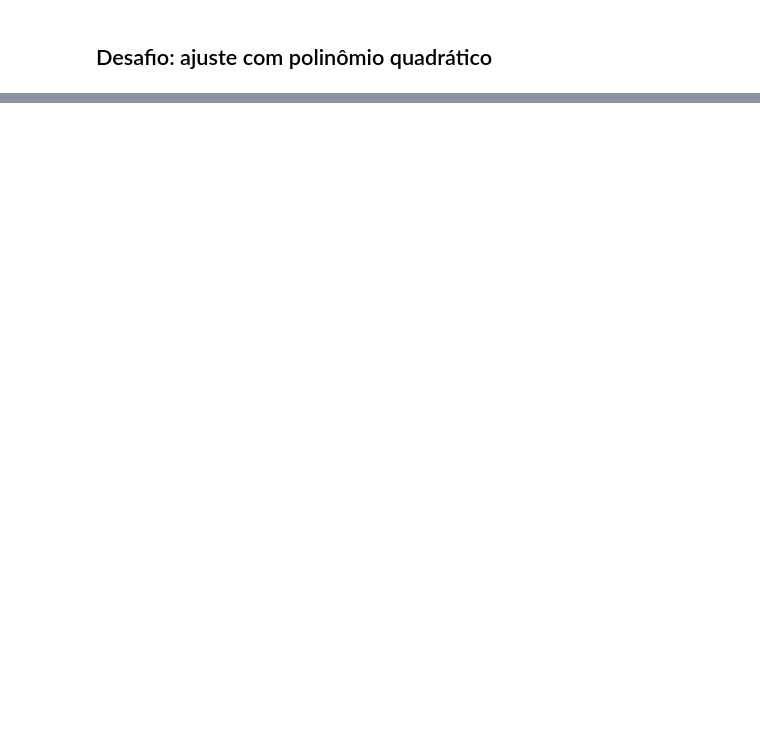
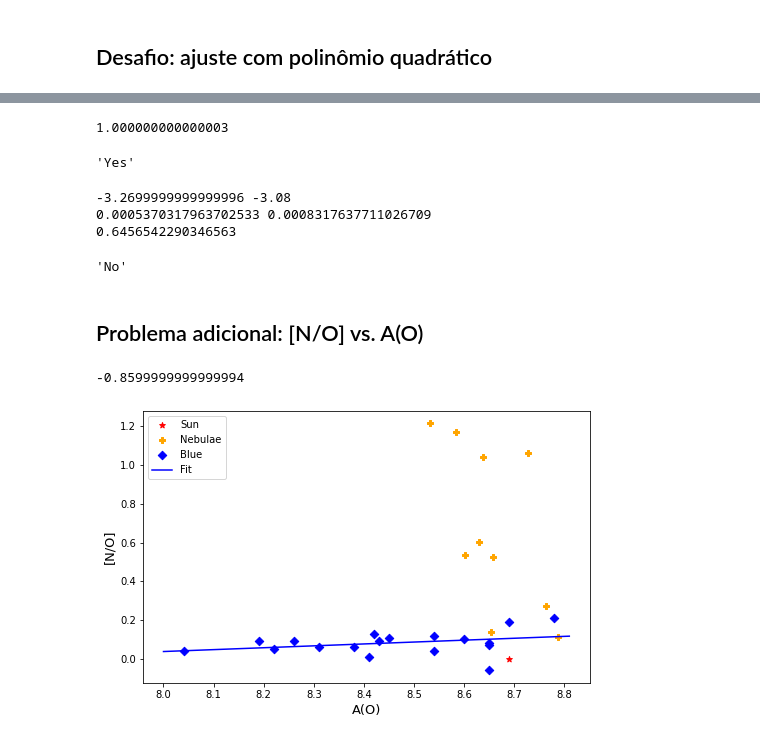
Before and after one commit to migueldeloreto/evolucao-quimica, a Jupyter notebook: atividade1/tarefa_1_evolucao.ipynb, the cells around one changed output, grey strips where cells are left out. Saved outputs shown, nothing was run; the diff lists cells and outputs as text; code cells hidden in the pictures; blank space fills up the shorter version.

```diff
--- a/atividade1/tarefa_1_evolucao.ipynb
+++ b/atividade1/tarefa_1_evolucao.ipynb
@@ -241,0 +276,65 @@ plt.show()
+# %%
+#HD 75732
+c_h=0.3
+o_h=0.07
+check_diamond_planets(nc_sun*(10**(c_h)),no_sun*(10**(o_h)))
+# %% [output]
+1.000000000000003
+'Yes'
+# %%
+#HD 75732 (revised)
+eps_c=8.73
+eps_o=8.92
+nc=10**(-12+eps_c) #Convertendo de abundância para número de átomos
+no=10**(-12+eps_o)
+print(np.log10(nc), np.log10(no))
+nc=10**(np.log10(nc))
+no=10**(np.log10(no))
+print(nc,no)
+check_diamond_planets(nc,no)
+# %% [output]
+-3.2699999999999996 -3.08
+0.0005370317963702533 0.0008317637711026709
+0.6456542290346563
+'No'
+# %% [markdown]
+## Problema adicional: [N/O] vs. A(O)
+# %%
+def get_n_o_ratio (a_n, a_o):
+    n_n=10**(-12)*10**(a_n)
+    n_o=10**(-12)*10**(a_o)
+    return np.log10(n_n/n_o) - np.log10(n_o_ratio_sun)
+#Sun
+eps_o_sun=eps[7]
+eps_n_sun=eps[6]
+nn_sun=10**(-12+eps_n_sun) #Convertendo de abundância para número de átomos
+no_sun=10**(-12+eps_o_sun)
+n_o_ratio_sun=nn_sun/no_sun
+print(np.log10(n_o_ratio_sun))
+
+#Nebulae
+nebulae=pd.read_csv("nebula.csv", names=['name', 'n_n/n_h 10exp4', 'n_o/n_h 10exp4'])
+eps_o_nebulae=np.log10(np.array(nebulae['n_o/n_h 10exp4'])/1e4) +12
+eps_n_nebulae=np.log10(np.array(nebulae['n_n/n_h 10exp4'])/1e4) +12
+nebulae_n_o_ratio=get_n_o_ratio(eps_n_nebulae, eps_o_nebulae)
+
+#HII regions
+hii=pd.read_csv("hii.csv", names=['name', 'a_n', 'a_o', 'dist'])
+hii_n_o_ratio=get_n_o_ratio(np.array(hii['a_n']), np.array(hii['a_o']))
+
+a,b=np.polyfit(np.array(hii['a_o']), hii_n_o_ratio, 1)
+x=np.arange(8, 8.81, 0.00001)
+fit=linear(x,a,b)
+
+plt.figure(figsize=(8,5))
+plt.scatter(eps_o_sun, 0, marker='*', color='red', label='Sun')
+plt.scatter(eps_o_nebulae, nebulae_n_o_ratio, marker='P', color='orange', label='Nebulae')
+plt.scatter(np.array(hii['a_o']),hii_n_o_ratio, marker='D', color='blue', label='Blue' )
+plt.plot(x,fit,color='blue', label='Fit')
+plt.xlabel('A(O)', fontsize=13)
+plt.ylabel('[N/O]', fontsize=13)
+plt.legend()
+plt.show()
+# %% [output]
+-0.8599999999999994
+[figure, added]
```
Also changed, not shown: parts of 8 cells of this notebook, 5 other files.
